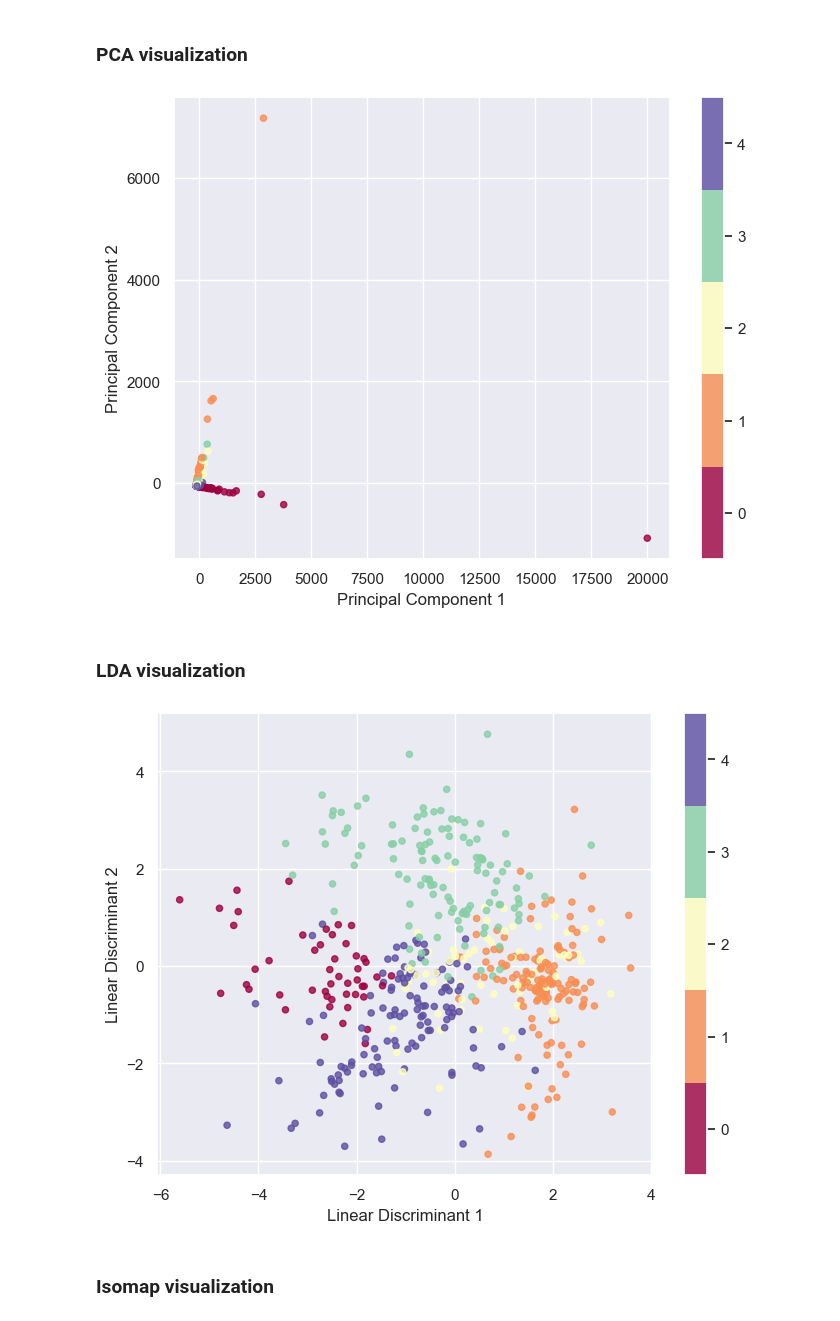
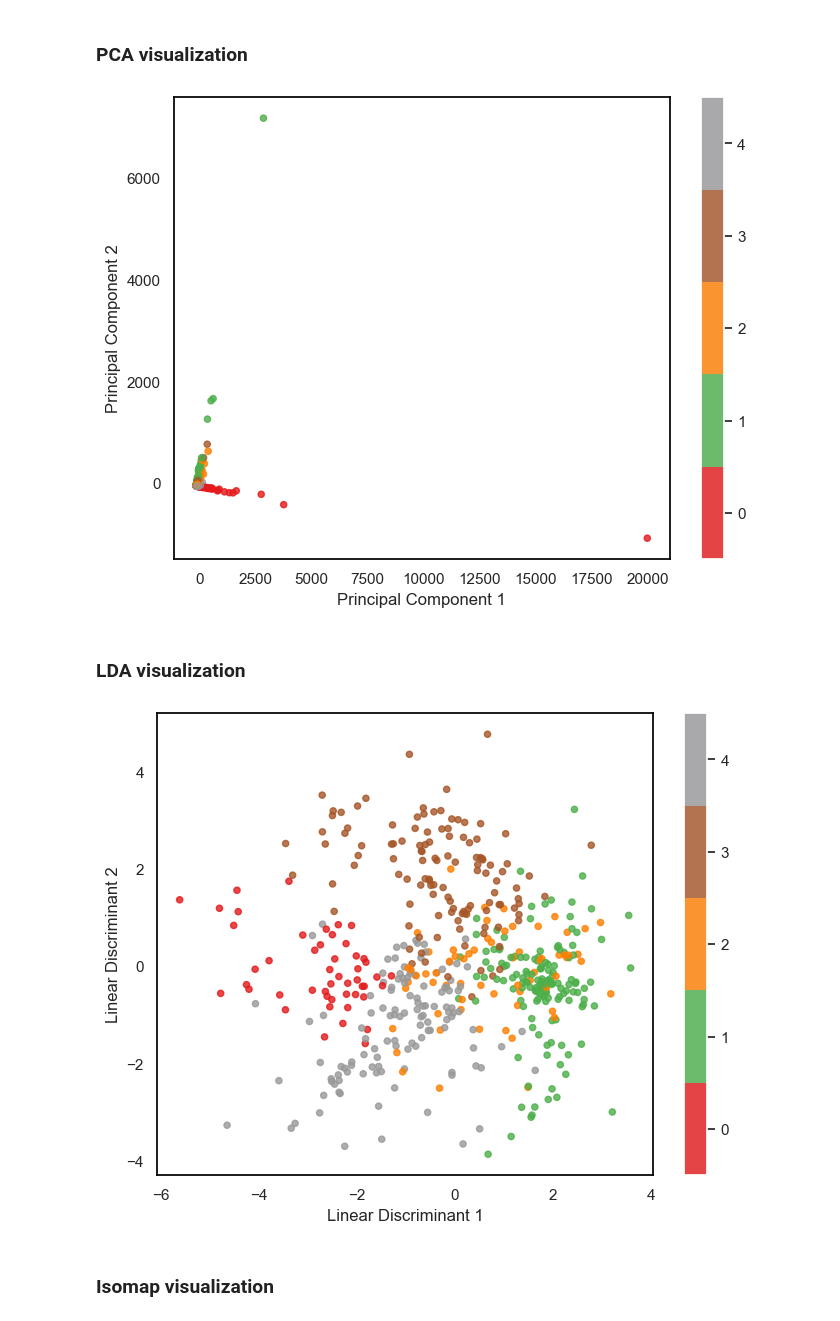
Before and after one commit to qc2321/PS-SNE, a Jupyter notebook: ps_sne.ipynb, the cells around one changed output. Saved outputs shown, nothing was run; the diff lists cells and outputs as text; code cells hidden in the pictures.

Commit message:
Updated plots

```diff
--- a/ps_sne.ipynb
+++ b/ps_sne.ipynb
@@ -216,9 +216,14 @@ ps_X_tsne = tsne_model.fit_transform(ps.X)
 plt.figure(figsize=(10, 8))
 scatter = plt.scatter(ps_X_tsne[:, 0], ps_X_tsne[:, 1],
                         c=ps.y.astype(int),
-                        cmap='Spectral',
+                        cmap='Set1',
                         alpha=0.6)
 plt.colorbar(boundaries=np.arange(n_classes+1)-0.5).set_ticks(np.arange(n_classes))
+plt.grid(False)
+plt.gca().set_facecolor('white')
+ax = plt.gca()
+for spine in ax.spines.values():
+    spine.set_edgecolor('black')
 plt.savefig("./saved_figures/" + "t-SNE_ps.png", bbox_inches='tight', dpi=fig.dpi)
 plt.show()
 # %% [output]
@@ -267,35 +272,43 @@ X_pca = pca.fit_transform(ps.X)
 
 # Plot data points colored by class assignments
 plt.figure(figsize=(8, 6))
-scatter = plt.scatter(X_pca[:, 0], X_pca[:, 1], c=ps.y, cmap='Spectral', s=20, alpha=0.8)
+scatter = plt.scatter(X_pca[:, 0], X_pca[:, 1], c=ps.y, cmap='Set1', s=20, alpha=0.8)
 plt.colorbar(boundaries=np.arange(n_classes+1)-0.5).set_ticks(np.arange(n_classes))
 # plt.title("2D Visualization of Sampled Data using PCA")
 plt.xlabel("Principal Component 1")
 plt.ylabel("Principal Component 2")
-plt.grid(True)
+plt.grid(False)
+plt.gca().set_facecolor('white')
+ax = plt.gca()
+for spine in ax.spines.values():
+    spine.set_edgecolor('black')
 plt.savefig("./saved_figures/" + "PCA_ps.png", bbox_inches='tight', dpi=fig.dpi)
 plt.show()
 # %% [output]
-[figure, old version]
+[figure, new version]
 # %% [markdown]
 ### LDA visualization
 # %%
 # Perform LDA for dimensionality reduction
 lda = LDA(n_components=2)
 X_lda = lda.fit_transform(ps.X, ps.y)
 
 # Plot data points colored by class assignments
 plt.figure(figsize=(8, 6))
-scatter = plt.scatter(X_lda[:, 0], X_lda[:, 1], c=ps.y, cmap='Spectral', s=20, alpha=0.8)
+scatter = plt.scatter(X_lda[:, 0], X_lda[:, 1], c=ps.y, cmap='Set1', s=20, alpha=0.8)
 plt.colorbar(boundaries=np.arange(n_classes+1)-0.5).set_ticks(np.arange(n_classes))
 # plt.title("2D Visualization of Sampled Data using LDA")
 plt.xlabel("Linear Discriminant 1")
 plt.ylabel("Linear Discriminant 2")
-plt.grid(True)
+plt.grid(False)
+plt.gca().set_facecolor('white')
+ax = plt.gca()
+for spine in ax.spines.values():
+    spine.set_edgecolor('black')
 plt.savefig("./saved_figures/" + "LDA_ps.png", bbox_inches='tight', dpi=fig.dpi)
 plt.show()
 # %% [output]
-[figure, old version]
+[figure, new version]
 # %% [markdown]
 ### Isomap visualization
 # %%
```
Also changed, not shown: parts of 7 cells of this notebook, 12 other files.
